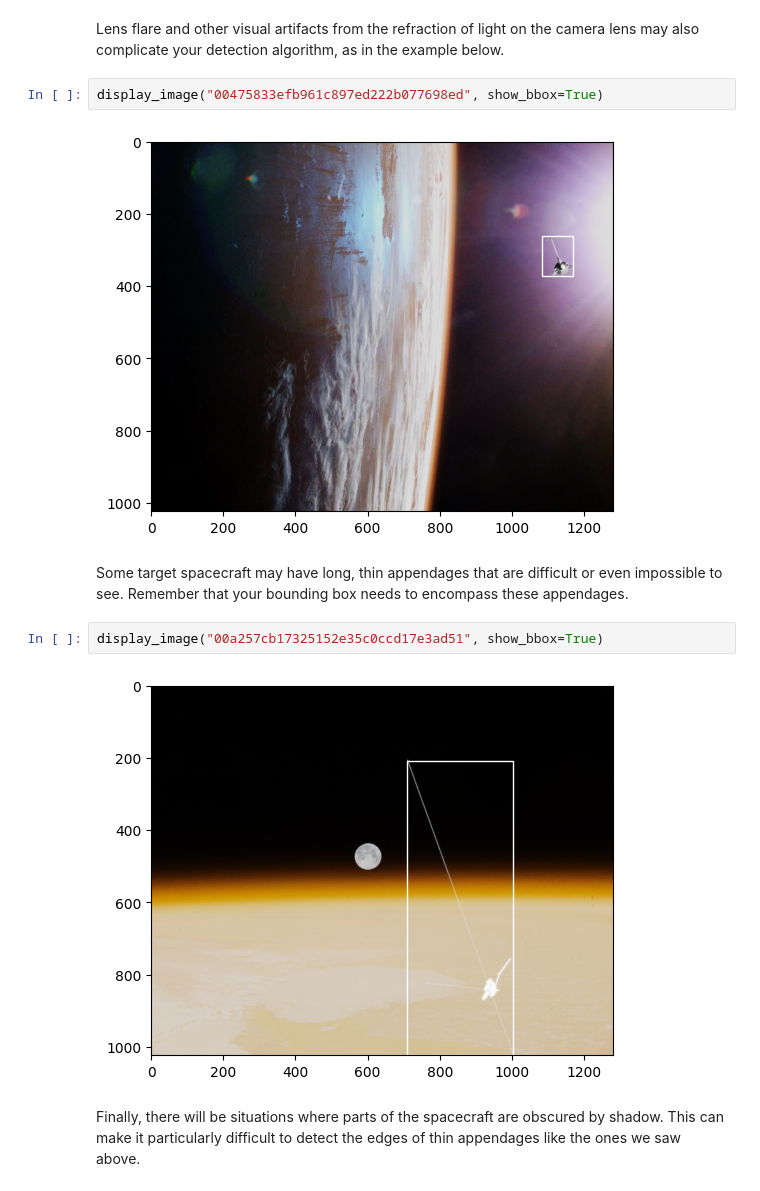
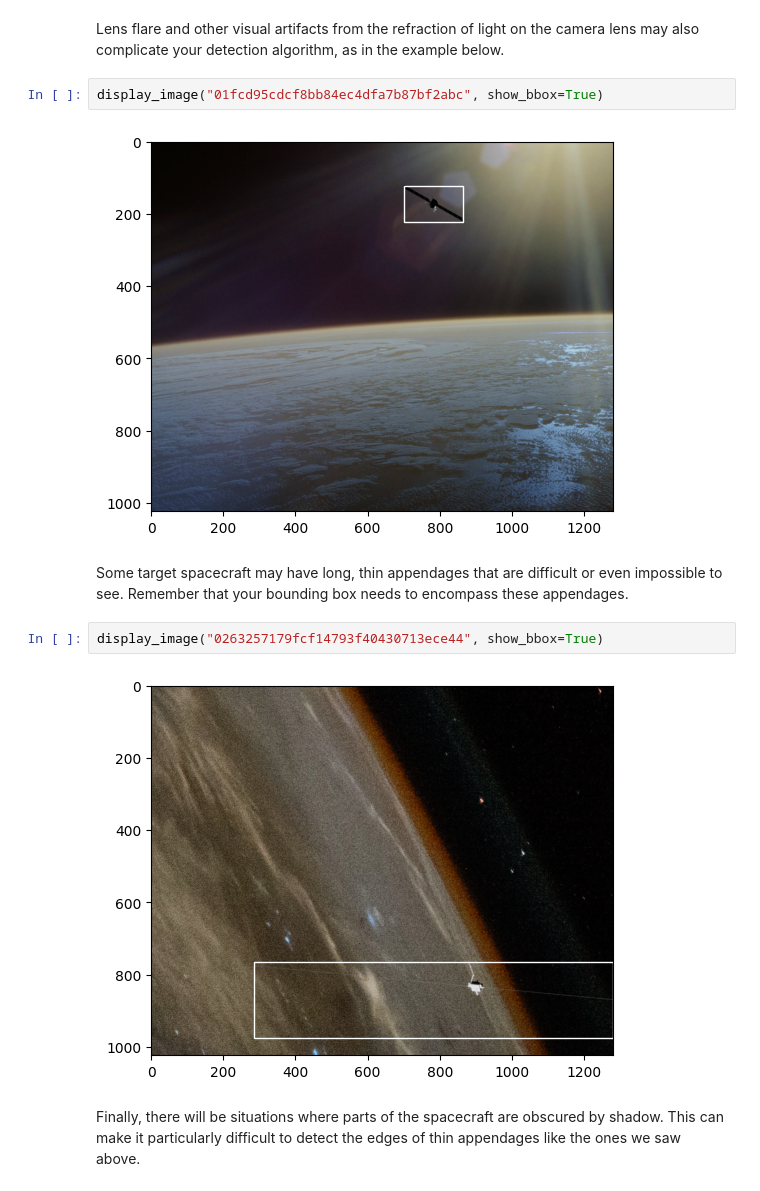
Before and after one commit to drivendataorg/spacecraft-pose-object-detection-runtime, a Jupyter notebook: notebooks/data-exploration-and-benchmark.ipynb, the cells around one changed output. Cells and saved outputs as stored; diff of their text form.

```diff
--- a/notebooks/data-exploration-and-benchmark.ipynb
+++ b/notebooks/data-exploration-and-benchmark.ipynb
@@ -166,15 +155,15 @@ display_image("00e799ac4c9f98b0fd5a6529d76de4e3", show_bbox=True)
 # %% [markdown]
 Lens flare and other visual artifacts from the refraction of light on the camera lens may also complicate your detection algorithm, as in the example below.
 # %%
-display_image("00475833efb961c897ed222b077698ed", show_bbox=True)
+display_image("01fcd95cdcf8bb84ec4dfa7b87bf2abc", show_bbox=True)
 # %% [output]
-[figure, old version]
+[figure, new version]
 # %% [markdown]
 Some target spacecraft may have long, thin appendages that are difficult or even impossible to see. Remember that your bounding box needs to encompass these appendages.
 # %%
-display_image("00a257cb17325152e35c0ccd17e3ad51", show_bbox=True)
+display_image("0263257179fcf14793f40430713ece44", show_bbox=True)
 # %% [output]
-[figure, old version]
+[figure, new version]
 # %% [markdown]
 Finally, there will be situations where parts of the spacecraft are obscured by shadow. This can make it particularly difficult to detect the edges of thin appendages like the ones we saw above.
 # %%
```
Also changed, not shown: parts of 18 cells of this notebook.
